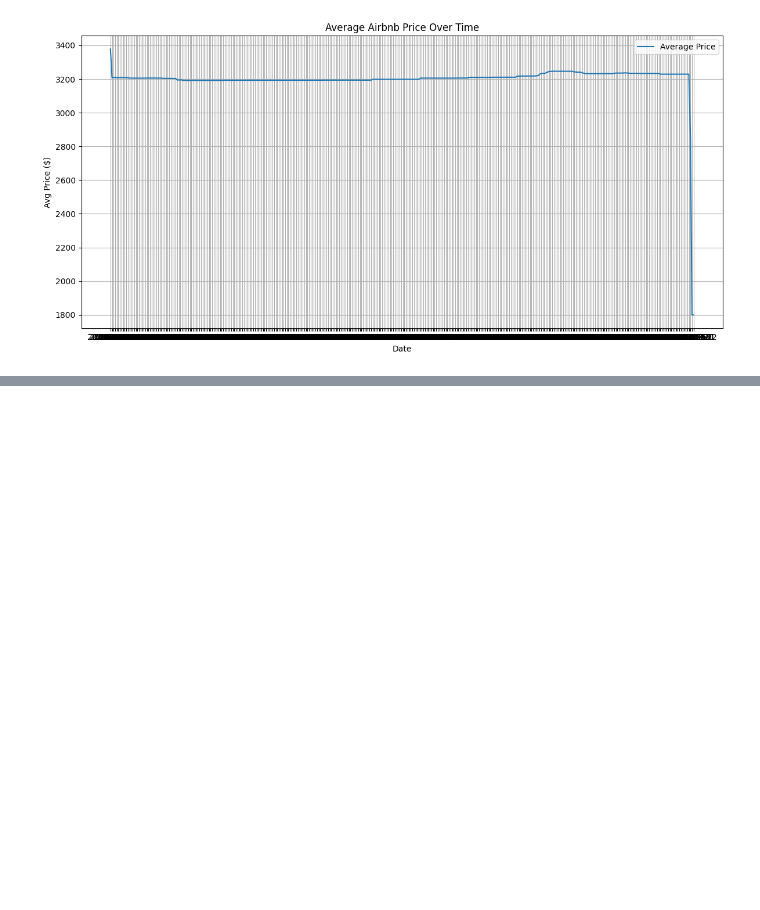
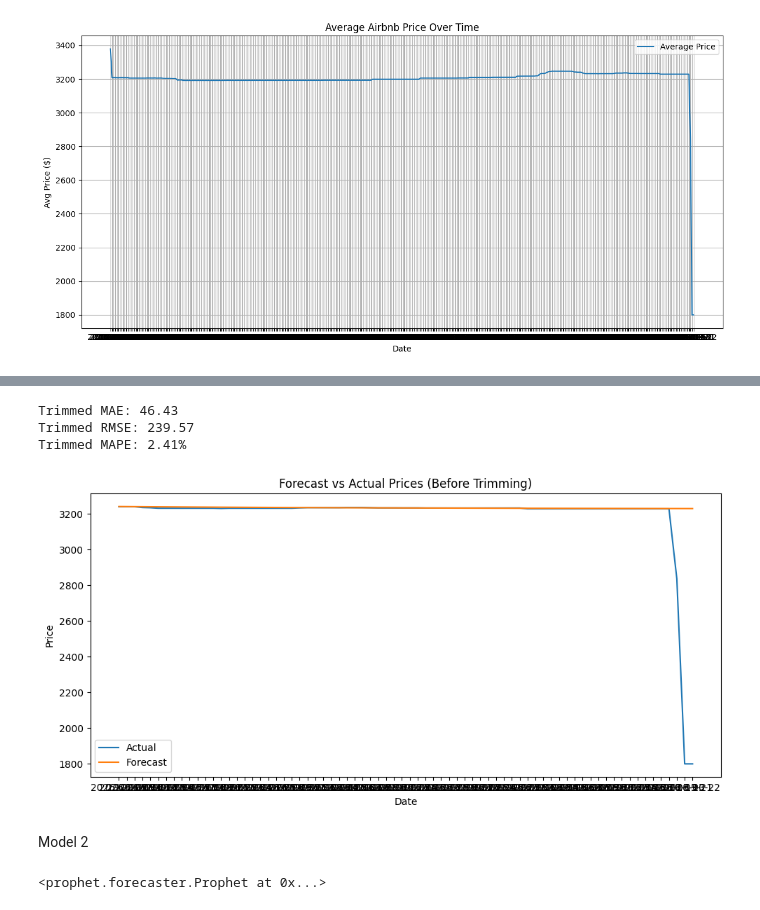
Before and after one commit to Salrahim21/Capstone-project, a Jupyter notebook: Notebook.ipynb, the cells around one changed output, grey strips where cells are left out. Saved outputs shown, nothing was run; the diff lists cells and outputs as text; code cells hidden in the pictures; blank space fills up the shorter version.

```diff
--- a/Notebook.ipynb
+++ b/Notebook.ipynb
@@ -540,0 +688,56 @@ plt.show()
+# %%
+import numpy as np
+import pandas as pd
+from statsmodels.tsa.arima.model import ARIMA
+from scipy.stats.mstats import winsorize
+from sklearn.metrics import mean_absolute_error, mean_squared_error
+import matplotlib.pyplot as plt
+
+# STEP 1: Log-transform your original time series
+log_prices = np.log(daily_ts['avg_price'])
+
+# STEP 2: Train-test split (80% train, 20% test)
+train_size = int(len(log_prices) * 0.8)
+train_log = log_prices[:train_size]
+test_log = log_prices[train_size:]
+
+# STEP 3: Fit ARIMA(2, 0, 1) model
+model = ARIMA(train_log, order=(2, 0, 1))
+model_fit = model.fit()
+
+# STEP 4: Forecast
+forecast_log = model_fit.forecast(steps=len(test_log))
+forecast_price = np.exp(forecast_log)  # Convert back to original scale
+actual_price = np.exp(test_log)
+
+# STEP 5: Trim extreme values using winsorization (1% on both sides)
+actual_trimmed = winsorize(actual_price.values, limits=[0.01, 0.01])
+forecast_trimmed = winsorize(forecast_price.values, limits=[0.01, 0.01])
+
+# STEP 6: Error metrics
+mae = mean_absolute_error(actual_trimmed, forecast_trimmed)
+rmse = np.sqrt(mean_squared_error(actual_trimmed, forecast_trimmed))
+
+# MAPE with division-by-zero handling
+mask = actual_trimmed != 0
+mape = np.mean(np.abs((actual_trimmed[mask] - forecast_trimmed[mask]) / actual_trimmed[mask])) * 100
+
+print(f"Trimmed MAE: {mae:.2f}")
+print(f"Trimmed RMSE: {rmse:.2f}")
+print(f"Trimmed MAPE: {mape:.2f}%")
+
+# STEP 7: Visual comparison (optional)
+plt.figure(figsize=(10, 5))
+plt.plot(test_log.index, actual_price, label='Actual')
+plt.plot(test_log.index, forecast_price, label='Forecast')
+plt.title('Forecast vs Actual Prices (Before Trimming)')
+plt.xlabel('Date')
+plt.ylabel('Price')
+plt.legend()
+plt.tight_layout()
+plt.show()
+# %% [output]
+Trimmed MAE: 46.43
+Trimmed RMSE: 239.57
+Trimmed MAPE: 2.41%
+[figure, added]
@@ -540,0 +753,2 @@ plt.show()
+# %% [markdown]
+Model 2
@@ -540,0 +787,14 @@ plt.show()
+# %%
+from prophet import Prophet
+
+# Initialize model
+prophet = Prophet(
+    yearly_seasonality=True,
+    weekly_seasonality=True,
+    holidays=sa_holidays
+)
+
+# Optional: add monthly seasonality manually
+prophet.add_seasonality(name='monthly', period=30.5, fourier_order=5)
+# %% [output]
+<prophet.forecaster.Prophet at 0x...>
```
Also changed, not shown: parts of 18 cells of this notebook, 1 other file.
